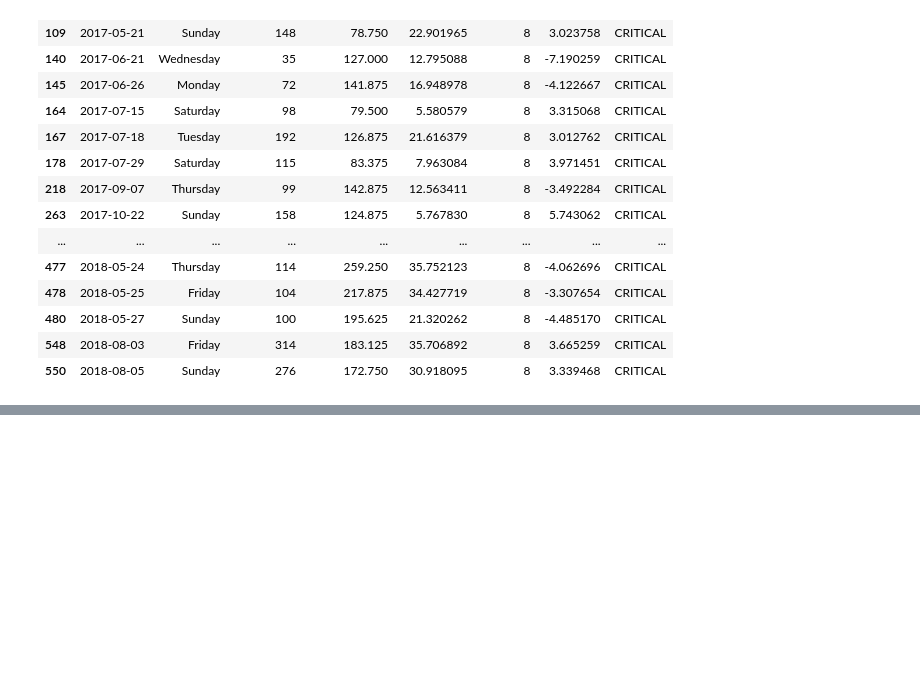
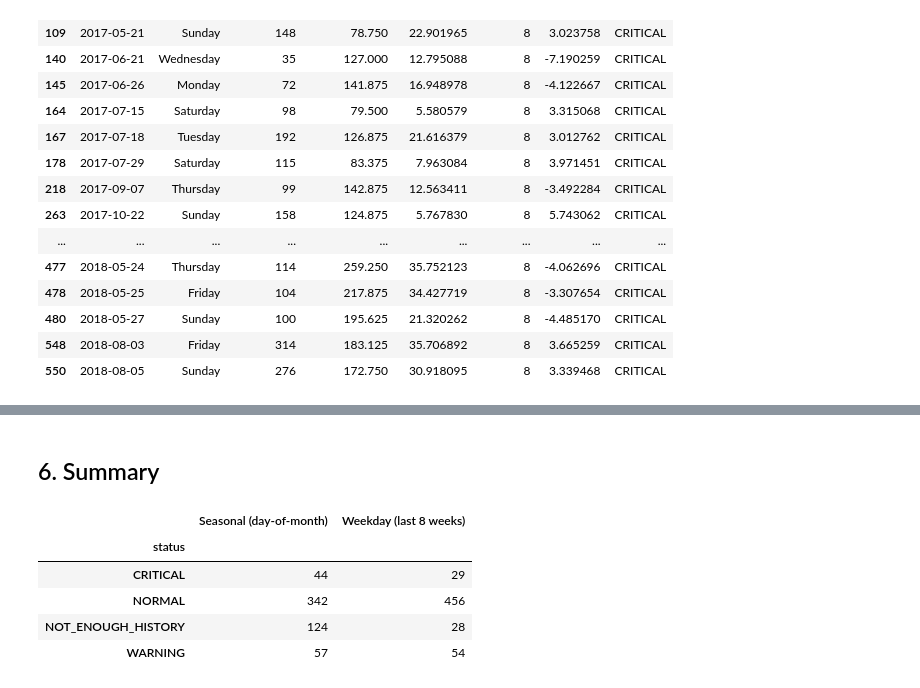
Before and after one commit to lovellad/transaction-anomaly-detector, a Jupyter notebook: anomaly_detection.ipynb, the cells around one changed output, grey strips where cells are left out. Cells and saved outputs as stored; diff of their text form; code cells hidden in the pictures; blank space fills up the shorter version.

```diff
--- a/anomaly_detection.ipynb
+++ b/anomaly_detection.ipynb
@@ -128,0 +154,15 @@ Name: count, dtype: int64
+# %% [markdown]
+## 6. Summary
+# %%
+comparison = pd.DataFrame({
+    "Seasonal (day-of-month)": results["status"].value_counts(),
+    "Weekday (last 8 weeks)": weekday_results["status"].value_counts(),
+}).fillna(0).astype(int)
+comparison
+# %% [output]
+|  | Seasonal (day-of-month) | Weekday (last 8 weeks) |
+| status |  |  |
+| CRITICAL | 44 | 29 |
+| NORMAL | 342 | 456 |
+| NOT_ENOUGH_HISTORY | 124 | 28 |
+| WARNING | 57 | 54 |
```
Also changed, not shown: parts of 2 cells of this notebook, 1 other file.
